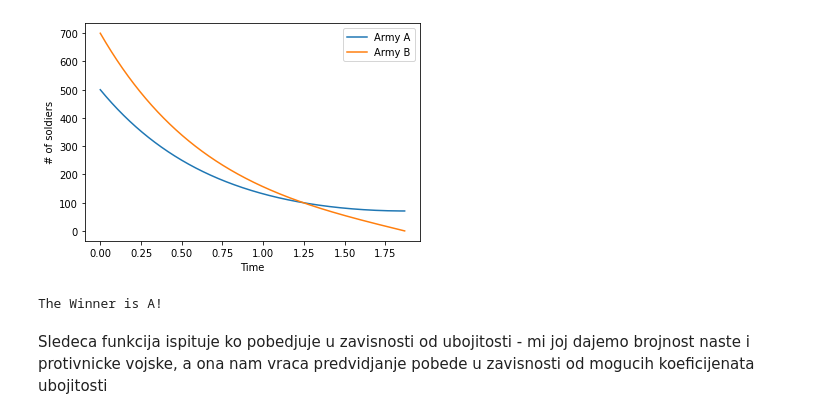
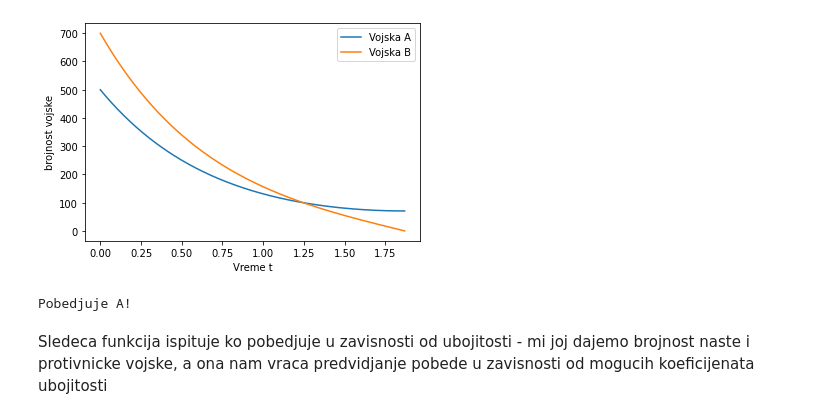
Before and after one commit to lucijamilicic/omm, a Jupyter notebook: src/OMM_Seminarski-01.ipynb, the cells around one changed output. Drawn from its saved outputs; the diff is of its cells as text; code cells hidden in the pictures.

```diff
--- a/src/OMM_Seminarski-01.ipynb
+++ b/src/OMM_Seminarski-01.ipynb
@@ -7,10 +7,10 @@ def findA(a, b, A0, B0, t):
     return ((math.sqrt(a*b)*A0 - a*B0)/(2*math.sqrt(a*b))*(math.e**(math.sqrt(a*b)*t))) + ((math.sqrt(a*b)*A0 + a*B0)/(2*math.sqrt(a*b))*(math.e**(-math.sqrt(a*b)*t)))
 # %%
-def findB(a, b, A0, B0, t):
+def izracunajB(a, b, A0, B0, t):
     return ((math.sqrt(a*b)*B0 - b*A0)/(2*math.sqrt(a*b))*(math.e**(math.sqrt(a*b)*t))) + ((math.sqrt(a*b)*B0 + b*A0)/(2*math.sqrt(a*b))*(math.e**(-math.sqrt(a*b)*t)))
 # %%
-def findBreakPoint(a, b, A0, B0):
-    for i in list(float_range(0, 100, 0.01)):
-        if findA(a, b, A0, B0, i) <= 0 or findB(a, b, A0, B0, i) <= 0:
+def odrediTrenutakPobede(a, b, A0, B0):
+    for i in list(odrediInterval(0, 100, 0.01)):
+        if izracunajA(a, b, A0, B0, i) <= 0 or izracunajB(a, b, A0, B0, i) <= 0:
             return i-0.00001
     return i
@@ -24,35 +17,42 @@ def float_range(start, stop, step):
+# %%
+def odrediInterval(pocetak, kraj, korak):
+    interval = []
+    while pocetak < kraj:
+        interval.append(pocetak)
+        pocetak += korak
+    return interval
 # %%
-def simulateBattle(a, b, A0, B0):
-    breakPoint = findBreakPoint(a, b, A0, B0)
-    t = np.array(list(float_range(0, breakPoint, 0.001)))
-    A = findA(a, b, A0, B0, t)
-    B = findB(a, b, A0, B0, t)
+def simulirajBitku(a, b, A0, B0):
+    trenutakPobede = odrediTrenutakPobede(a, b, A0, B0)
+    t = np.array(list(odrediInterval(0, trenutakPobede, 0.001)))
+    A = izracunajA(a, b, A0, B0, t)
+    B = izracunajB(a, b, A0, B0, t)
 
-    plt.plot(t, A, label='Army A')
-    plt.plot(t, B, label='Army B')
+    plt.plot(t, A, label='Vojska A')
+    plt.plot(t, B, label='Vojska B')
 
     plt.legend(loc='upper right')
-    plt.xlabel('Time')
-    plt.ylabel('# of soldiers')
+    plt.xlabel('Vreme t')
+    plt.ylabel('brojnost vojske')
 
     bottom, top = plt.ylim()
     plt.show()
 
     if (b*A0**2 > a*B0**2):
-        print("The Winner is A!")
+        print("Pobedjuje A!")
     elif (b*A0**2 < a*B0**2):
-        print("The Winner is B!")
+        print("Pobedjuje B!")
     else:
-        print("Drawn!")
+        print("Neodlucna bitka!")
 # %%
 a = 1
 b = 2
 A0 = 500
 B0 = 700
-simulateBattle(a, b, A0, B0)
+simulirajBitku(a, b, A0, B0)
 # %% [output]
-[figure, old version]
+[figure, new version]
-The Winner is A!
+Pobedjuje A!
 # %% [markdown]
 Sledeca funkcija ispituje ko pobedjuje u zavisnosti od ubojitosti - mi joj dajemo brojnost naste i protivnicke vojske, a ona nam vraca predvidjanje pobede u zavisnosti od mogucih koeficijenata ubojitosti
 # %%
```
Also changed, not shown: parts of 5 cells of this notebook, 3 other files.
